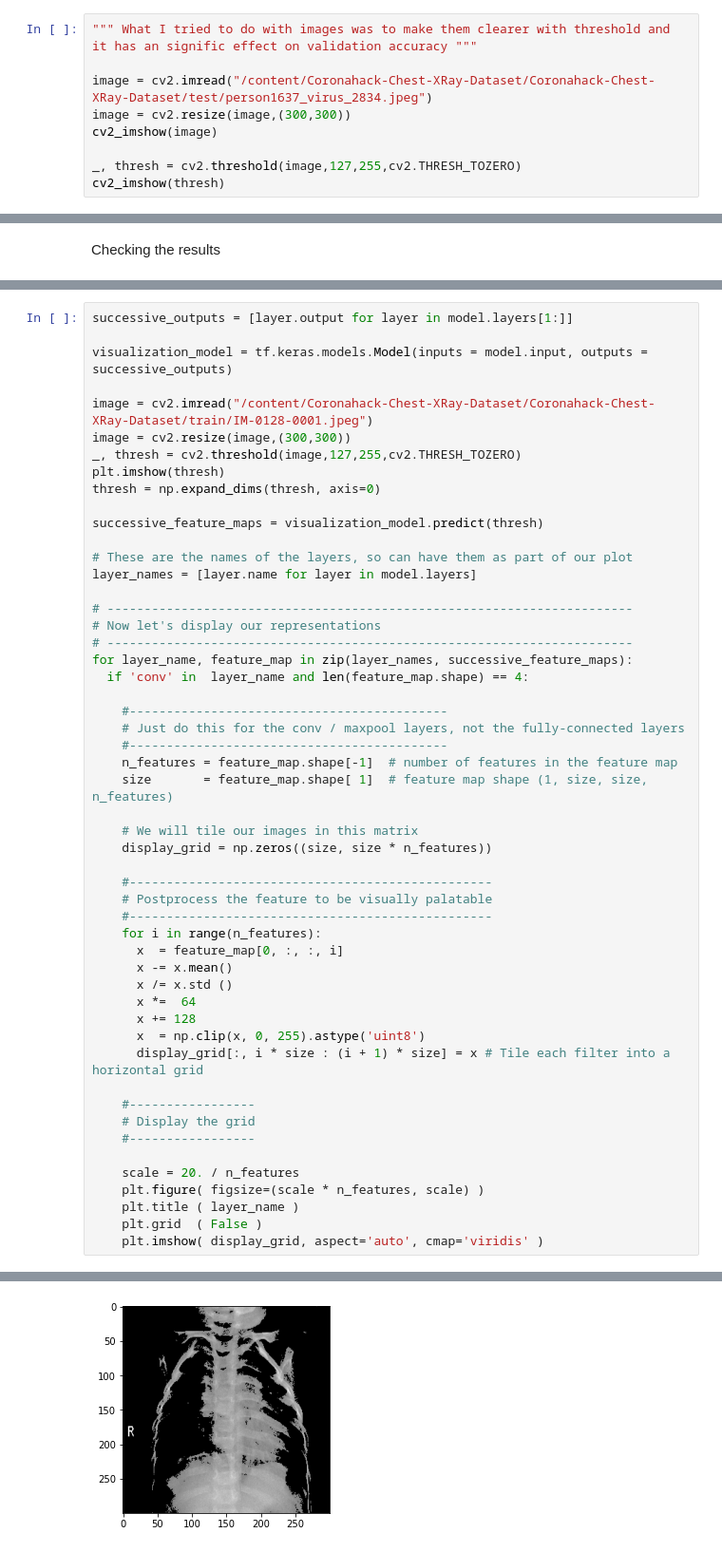
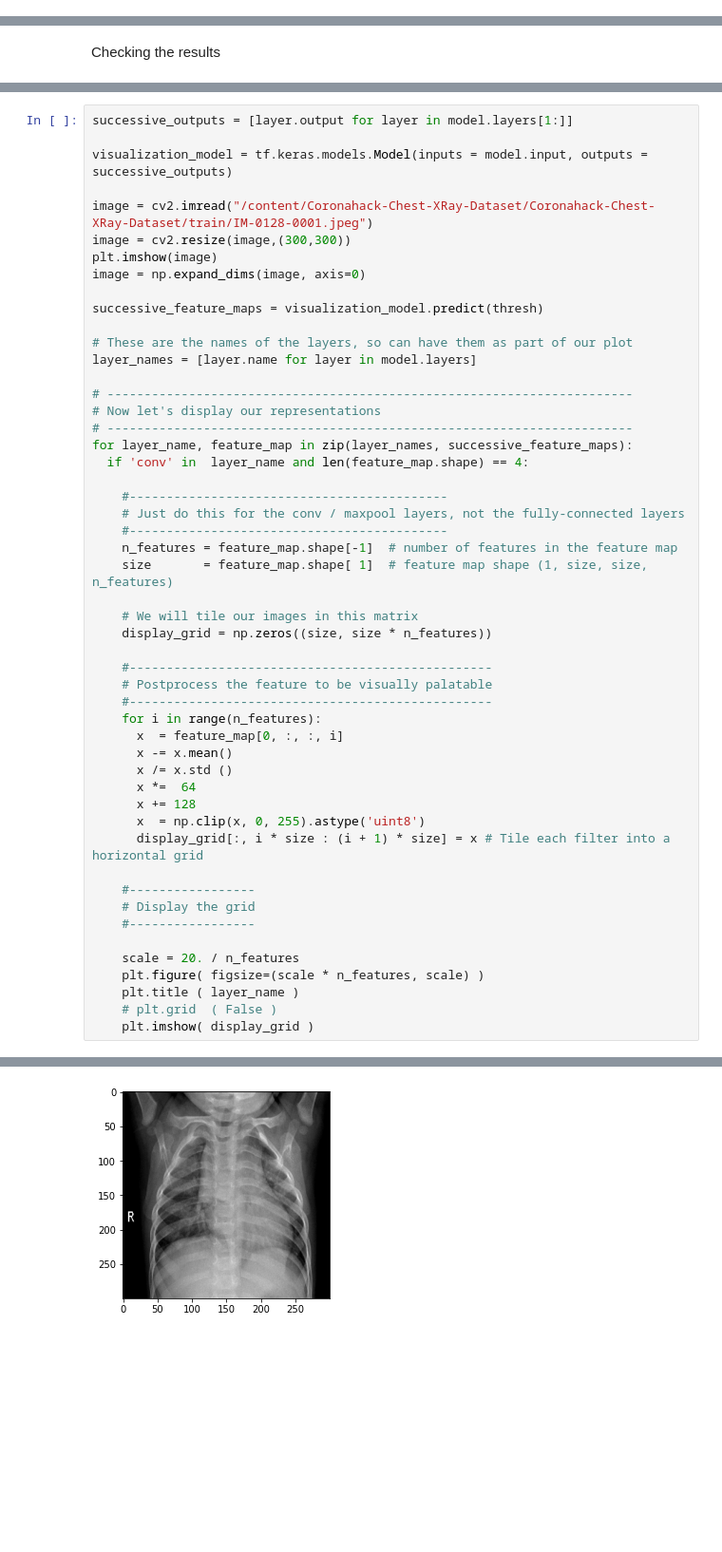
Before and after one commit to bardiakzzzz/CoronaHack--Chest-X-Ray, a Jupyter notebook: CoronaHack.ipynb, the cells around one changed output, grey strips where cells are left out. Shown at 95% size. Cells and saved outputs as stored; diff of their text form; blank space fills up the shorter version.

```diff
--- a/CoronaHack.ipynb
+++ b/CoronaHack.ipynb
@@ -86,12 +86,3 @@ test_label = data[data.Dataset_type == 'TEST']['Label_1_Virus_category'].values
 test_label = tf.convert_to_tensor(test_label,dtype=tf.int64)
 # %% [markdown]
 Preparing dataset
-# %%
-""" What I tried to do with images was to make them clearer with threshold and it has an signific effect on validation accuracy """
-
-image = cv2.imread("/content/Coronahack-Chest-XRay-Dataset/Coronahack-Chest-XRay-Dataset/test/person1637_virus_2834.jpeg")
-image = cv2.resize(image,(300,300))
-cv2_imshow(image)
-
-_, thresh = cv2.threshold(image,127,255,cv2.THRESH_TOZERO)
-cv2_imshow(thresh)
@@ -278,9 +262,8 @@ visualization_model = tf.keras.models.Model(inputs = model.input, outputs = succ
 
 image = cv2.imread("/content/Coronahack-Chest-XRay-Dataset/Coronahack-Chest-XRay-Dataset/train/IM-0128-0001.jpeg")
 image = cv2.resize(image,(300,300))
-_, thresh = cv2.threshold(image,127,255,cv2.THRESH_TOZERO)
-plt.imshow(thresh)
-thresh = np.expand_dims(thresh, axis=0)
+plt.imshow(image)
+image = np.expand_dims(image, axis=0)
 
 successive_feature_maps = visualization_model.predict(thresh)
 
@@ -321,6 +304,6 @@ for layer_name, feature_map in zip(layer_names, successive_feature_maps):
     scale = 20. / n_features
     plt.figure( figsize=(scale * n_features, scale) )
     plt.title ( layer_name )
-    plt.grid  ( False )
-    plt.imshow( display_grid, aspect='auto', cmap='viridis' )
+    # plt.grid  ( False )
+    plt.imshow( display_grid )
 # %% [output]
@@ -327 +311 @@ for layer_name, feature_map in zip(layer_names, successive_feature_maps):
-[figure, old version]
+[figure, new version]
```
Also changed, not shown: parts of 8 cells of this notebook.
